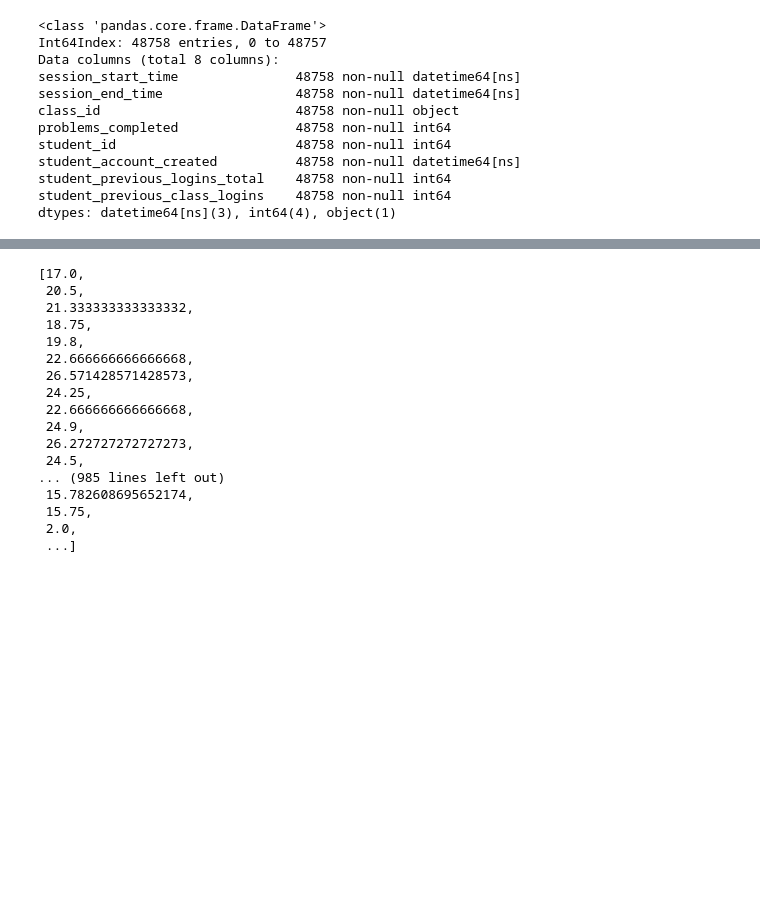
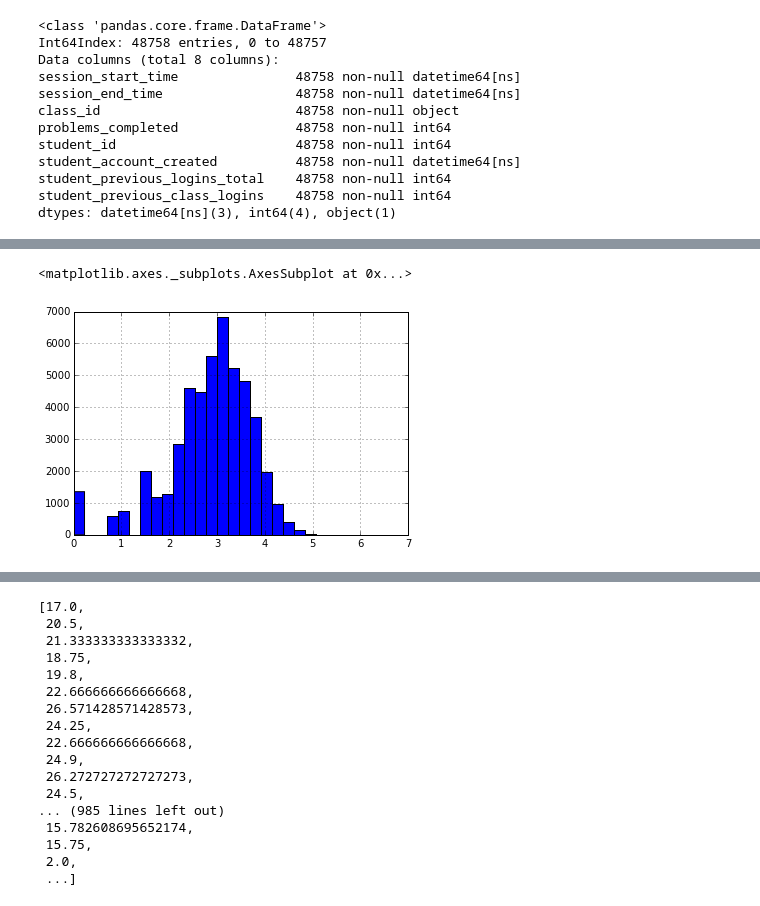
Before and after one commit to regabi/DAT_SF_10, a Jupyter notebook: Labs/Lab6/Lab6.remi.ipynb, the cells around one changed output, grey strips where cells are left out. Drawn from its saved outputs; the diff is of its cells as text; code cells hidden in the pictures; blank space fills up the shorter version.

```diff
--- a/Labs/Lab6/Lab6.remi.ipynb
+++ b/Labs/Lab6/Lab6.remi.ipynb
@@ -102,3 +107,8 @@ student_logins['session_duration'] = student_logins['session_duration'].map(lamb
+# %%
+np.log(student_logins['session_duration']).hist(bins=30)
+# %% [output]
+<matplotlib.axes._subplots.AxesSubplot at 0x...>
+[figure, added]
 # %%
 student_logins['problems_per_minute'] = student_logins['problems_completed'] / student_logins['session_duration']
 # %%
```
Also changed, not shown: parts of 7 cells of this notebook, 1 other file.
